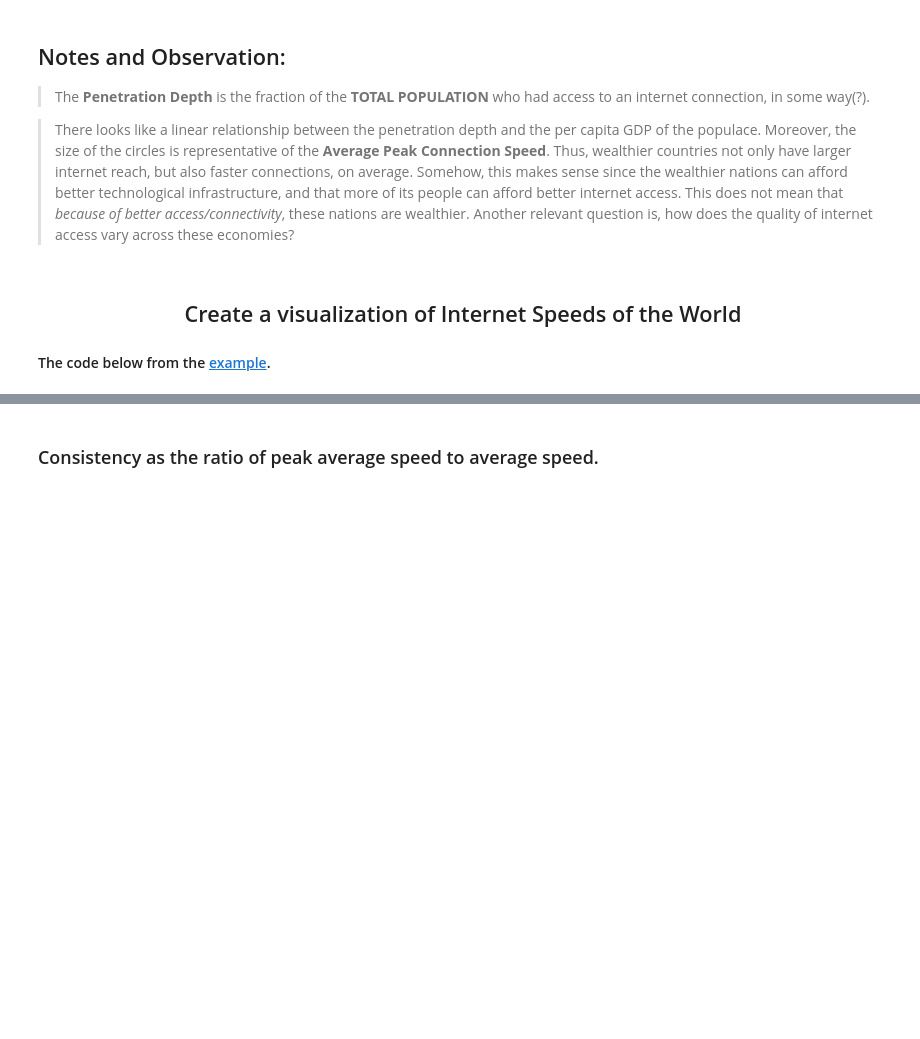
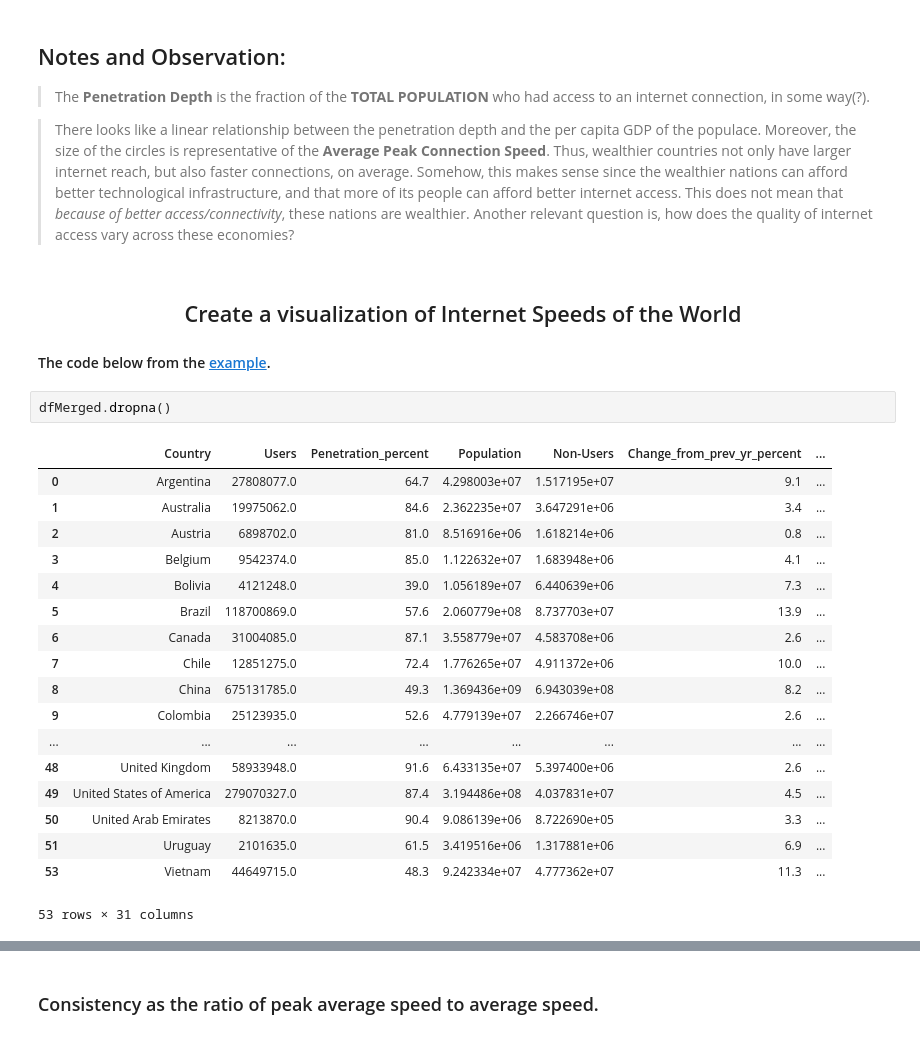
Before and after one commit to gmsardane/Exploring-the-state-of-the-Internet-in-Various-Economies, a Jupyter notebook: Status_of_the_Internet_in_the_World.ipynb, the cells around one changed output, grey strips where cells are left out. Cells and saved outputs as stored; diff of their text form; blank space fills up the shorter version.

```diff
--- a/Status_of_the_Internet_in_the_World.ipynb
+++ b/Status_of_the_Internet_in_the_World.ipynb
@@ -209,6 +209,27 @@ Kurtosis:              3.041         Condition No.:            42
 ## <center> Create a visualization of Internet Speeds of the World </center> </font>
 
 #### The code below from the [example](https://plot.ly/python/choropleth-maps/).
+# %%
+dfMerged.dropna()
+# %% [output]
+|  | Country | Users | Penetration_percent | Population | Non-Users | Change_from_prev_yr_percent | ... |
+| 0 | Argentina | 27808077.0 | 64.7 | 4.298003e+07 | 1.517195e+07 | 9.1 | ... |
+| 1 | Australia | 19975062.0 | 84.6 | 2.362235e+07 | 3.647291e+06 | 3.4 | ... |
+| 2 | Austria | 6898702.0 | 81.0 | 8.516916e+06 | 1.618214e+06 | 0.8 | ... |
+| 3 | Belgium | 9542374.0 | 85.0 | 1.122632e+07 | 1.683948e+06 | 4.1 | ... |
+| 4 | Bolivia | 4121248.0 | 39.0 | 1.056189e+07 | 6.440639e+06 | 7.3 | ... |
+| 5 | Brazil | 118700869.0 | 57.6 | 2.060779e+08 | 8.737703e+07 | 13.9 | ... |
+| 6 | Canada | 31004085.0 | 87.1 | 3.558779e+07 | 4.583708e+06 | 2.6 | ... |
+| 7 | Chile | 12851275.0 | 72.4 | 1.776265e+07 | 4.911372e+06 | 10.0 | ... |
+| 8 | China | 675131785.0 | 49.3 | 1.369436e+09 | 6.943039e+08 | 8.2 | ... |
+| 9 | Colombia | 25123935.0 | 52.6 | 4.779139e+07 | 2.266746e+07 | 2.6 | ... |
+| ... | ... | ... | ... | ... | ... | ... | ... |
+| 48 | United Kingdom | 58933948.0 | 91.6 | 6.433135e+07 | 5.397400e+06 | 2.6 | ... |
+| 49 | United States of America | 279070327.0 | 87.4 | 3.194486e+08 | 4.037831e+07 | 4.5 | ... |
+| 50 | United Arab Emirates | 8213870.0 | 90.4 | 9.086139e+06 | 8.722690e+05 | 3.3 | ... |
+| 51 | Uruguay | 2101635.0 | 61.5 | 3.419516e+06 | 1.317881e+06 | 6.9 | ... |
+| 53 | Vietnam | 44649715.0 | 48.3 | 9.242334e+07 | 4.777362e+07 | 11.3 | ... |
+53 rows × 31 columns
 # %%
 import warnings
 import plotly.plotly as py
```
Also changed, not shown: parts of 12 cells of this notebook, 2 other files.
